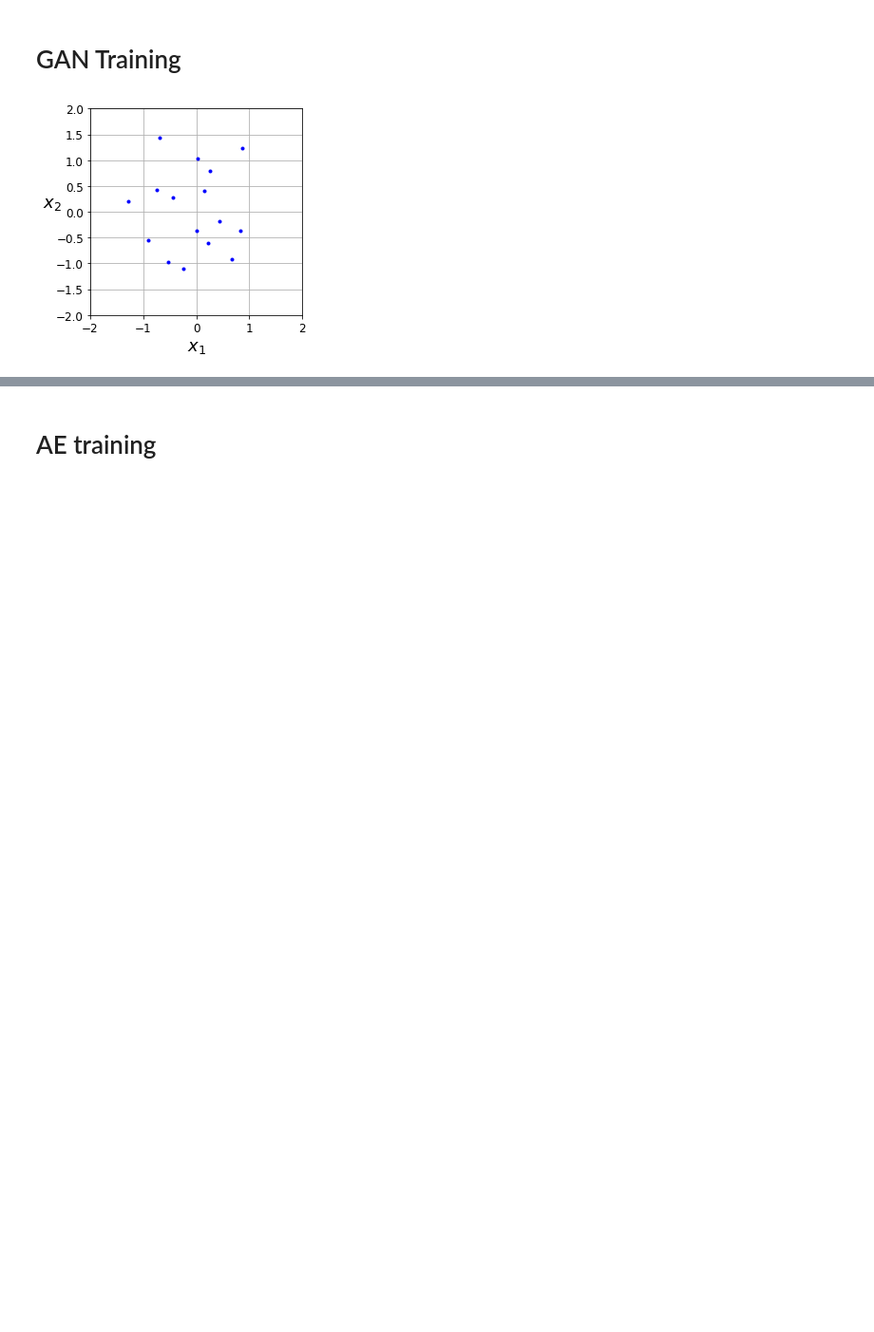
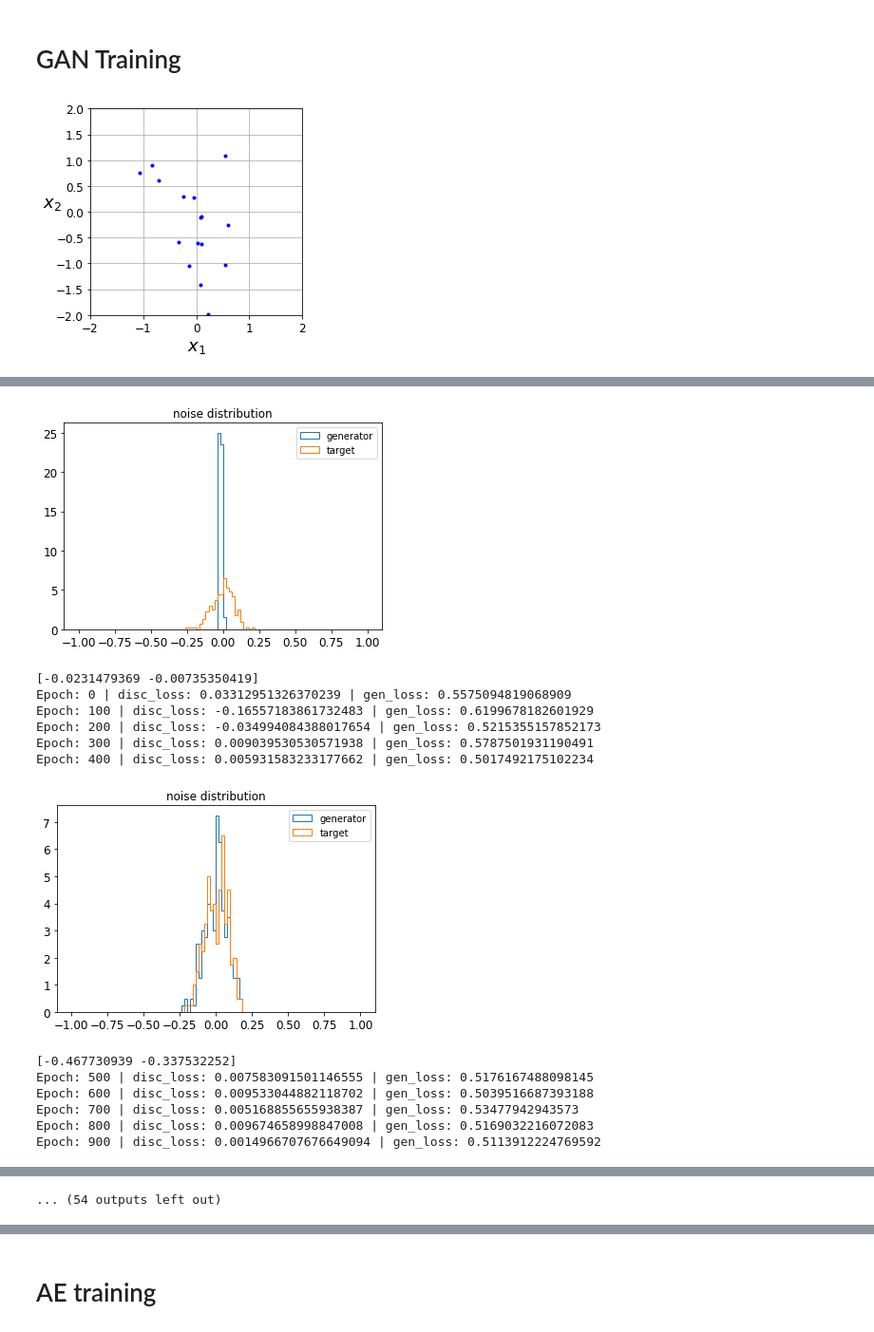
Before and after one commit to YBen1/Autoencoder_communication_system_WGAN_GP_Channel-estimation-in-process-, a Jupyter notebook: Communication_Autoencoder_with_WGAN_PL_alternating_Training.ipynb, the cells around one changed output, grey strips where cells are left out. Shown: that part at 95% size. Saved outputs shown, nothing was run; the diff lists cells and outputs as text; code cells hidden in the pictures; blank space fills up the shorter version.

```diff
--- a/Communication_Autoencoder_with_WGAN_PL_alternating_Training.ipynb
+++ b/Communication_Autoencoder_with_WGAN_PL_alternating_Training.ipynb
@@ -205,7 +205,7 @@ def get_gan_encoder(M):
   model = keras.models.Sequential([
             keras.layers.Embedding(M, M, embeddings_initializer='glorot_normal'),
             keras.layers.Dense(M*2, activation="elu"),
-            keras.layers.Dense(M*2, activation="elu"),
+            #keras.layers.Dense(M*2, activation="elu"),
             keras.layers.Dense(n,kernel_initializer=ones_initial, activation=None),
             e2,
             EncOut,
@@ -219,9 +219,9 @@ def get_gan_decoder(M):
                 #DecIn,
                 #d1,
                 keras.layers.Input(shape=(n,)),
-                keras.layers.Dense(M*2, activation="elu"),
-                keras.layers.Dense(M*2, activation="elu"),
-                keras.layers.Dense(M, activation="softmax")
+                keras.layers.Dense(M*2,  activation="elu"),
+                #keras.layers.Dense(M*2, activation="elu"),
+                keras.layers.Dense(M, kernel_initializer=ones_initial, activation="softmax")
                 ])
    return model
 # %% [markdown]
@@ -544,18 +544,20 @@ def encoder_step_training():
 # %%
 %%time
 start = time.time()
 
 for i in range(3):
   test_encoding(M,n)
-  decoder_training(501, 100)
-  gen_train(1001, 100)
-  encoder_training(501,100)
+  decoder_training(2001, 100)
+  gen_train(2001, 100)
+  encoder_training(1001,100)
   test_encoding(M,n)
   decoder_training(1001, 100)
-  test_encoding(M,n)
+  gen_train(1001, 100)
+  print("Round",i)
+
 
 
 time_to_train_gan = time.time()-start
 tf.print ('Time for the training is {} sec,'.format( time.time()-start))
 # %% [output]
-[figure, old version]
+[figure, new version]
@@ -562,0 +569,14 @@ Epoch 000: Loss: 2.768, Accuracy: 15.000%
+[figure, added]
+[-0.0231479369 -0.00735350419]
+Epoch: 0 | disc_loss: 0.03312951326370239 | gen_loss: 0.5575094819068909
+Epoch: 100 | disc_loss: -0.16557183861732483 | gen_loss: 0.6199678182601929
+Epoch: 200 | disc_loss: -0.034994084388017654 | gen_loss: 0.5215355157852173
+Epoch: 300 | disc_loss: 0.009039530530571938 | gen_loss: 0.5787501931190491
+Epoch: 400 | disc_loss: 0.005931583233177662 | gen_loss: 0.5017492175102234
+[figure, added]
+[-0.467730939 -0.337532252]
+Epoch: 500 | disc_loss: 0.007583091501146555 | gen_loss: 0.5176167488098145
+Epoch: 600 | disc_loss: 0.009533044882118702 | gen_loss: 0.5039516687393188
+Epoch: 700 | disc_loss: 0.005168855655938387 | gen_loss: 0.53477942943573
+Epoch: 800 | disc_loss: 0.009674658998847008 | gen_loss: 0.5169032216072083
+Epoch: 900 | disc_loss: 0.0014966707676649094 | gen_loss: 0.5113912224769592
@@ -563,3 +607,4 @@ Epoch 000: Loss: 2.768, Accuracy: 15.000%
+... (54 outputs left out)
 # %%
 %%time
 generator.trainable =False
```
Also changed, not shown: parts of 10 cells of this notebook.
